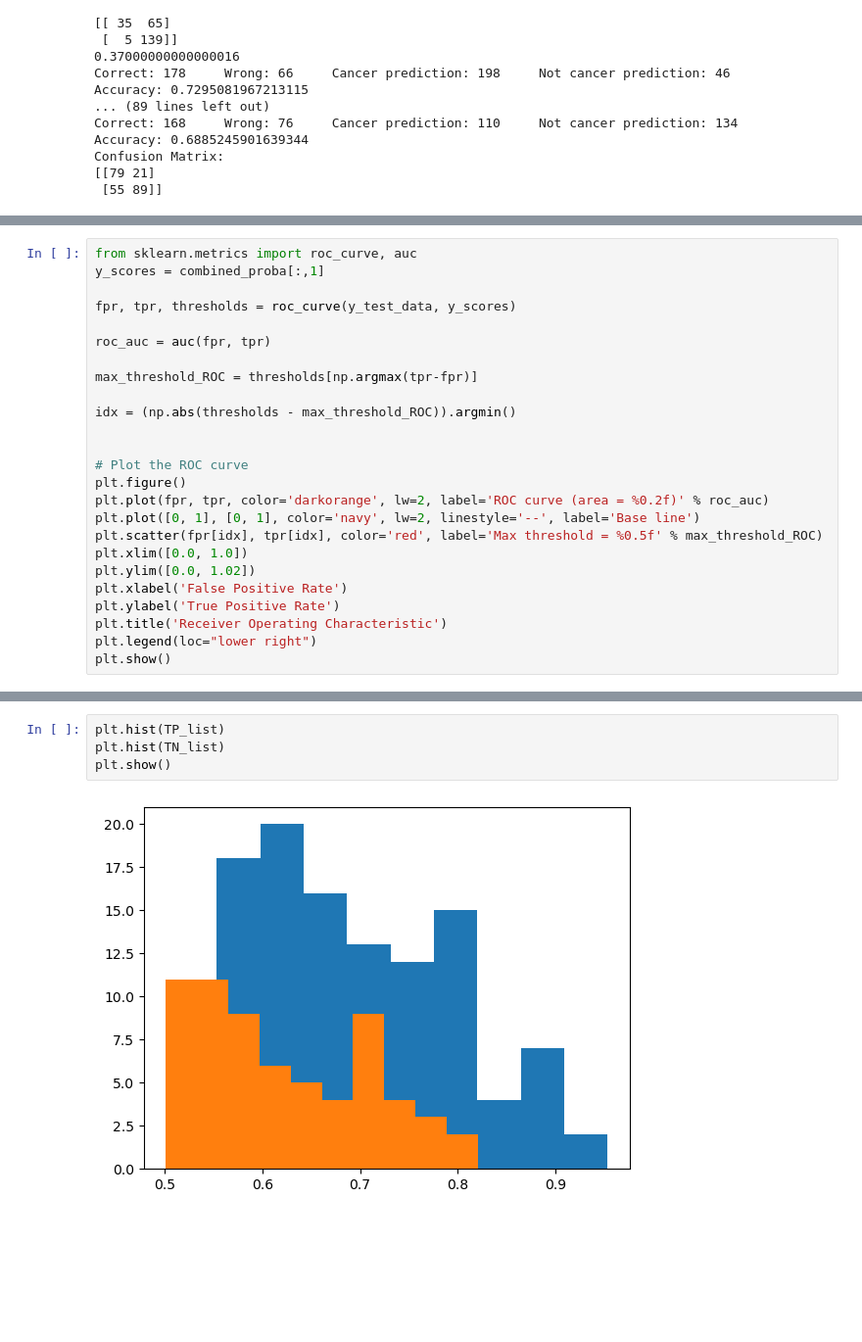
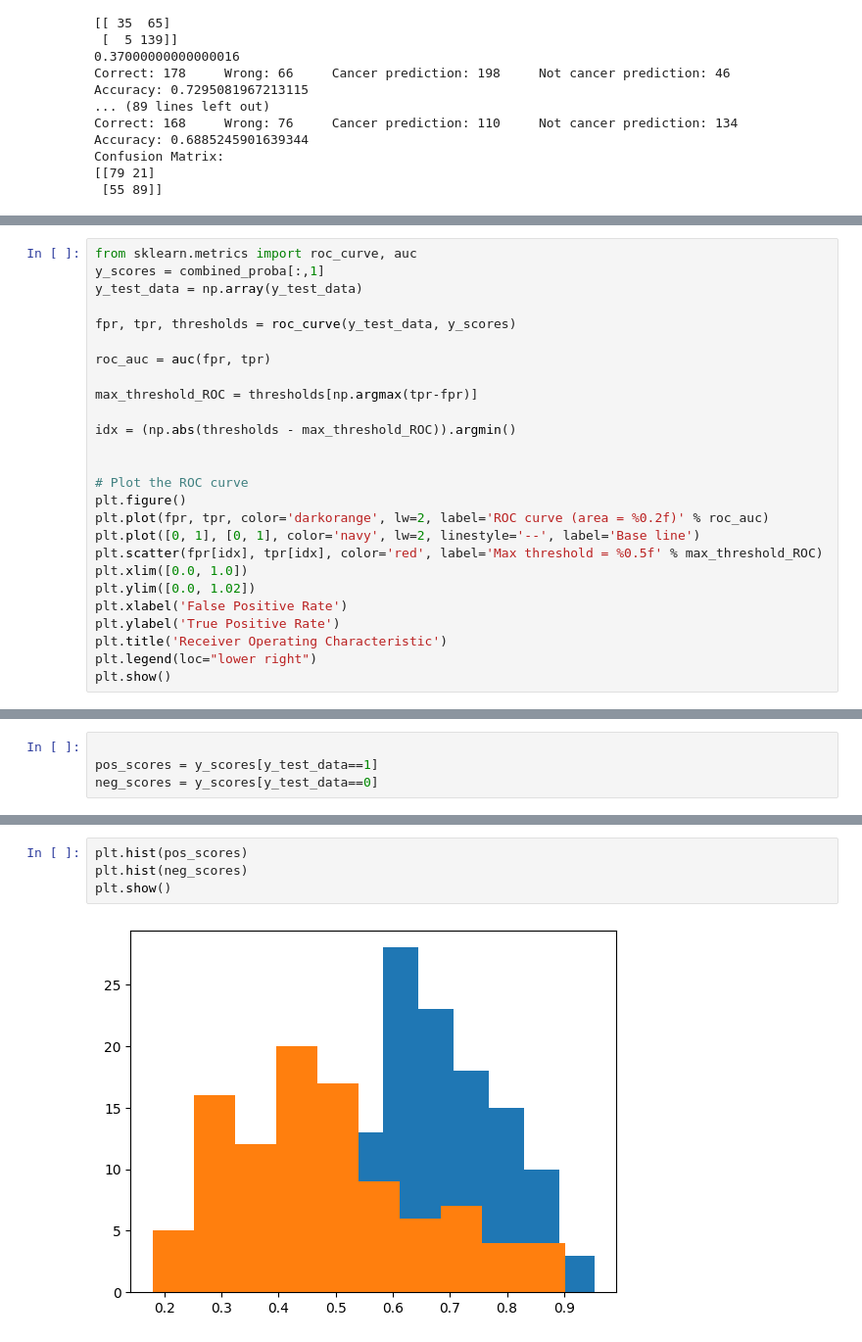
Before and after one commit to kjaer5555/mdasm-2024, a Jupyter notebook: model_exsample - Copy.ipynb, the cells around one changed output, grey strips where cells are left out. Shown at 98% size. Cells and saved outputs as stored; diff of their text form; blank space fills up the shorter version.

```diff
--- a/model_exsample - Copy.ipynb
+++ b/model_exsample - Copy.ipynb
@@ -1160,6 +1159,7 @@ https://scikit-learn.org/stable/model_persistence.html#security-maintainability-
 # %%
 from sklearn.metrics import roc_curve, auc
 y_scores = combined_proba[:,1]
+y_test_data = np.array(y_test_data)
 
 fpr, tpr, thresholds = roc_curve(y_test_data, y_scores)
 
@@ -1184,3 +1184,7 @@ plt.legend(loc="lower right")
 plt.show()
 # %% [output]
 [figure]
+# %%
+
+pos_scores = y_scores[y_test_data==1]
+neg_scores = y_scores[y_test_data==0]
@@ -1187,9 +1214,9 @@ plt.show()
 # %%
-plt.hist(TP_list)
-plt.hist(TN_list)
+plt.hist(pos_scores)
+plt.hist(neg_scores)
 plt.show()
 # %% [output]
-[figure, old version]
+[figure, new version]
 # %%
 import numpy as np
 import matplotlib.pyplot as plt
```
Also changed, not shown: parts of 3 cells of this notebook, 2 other files.
